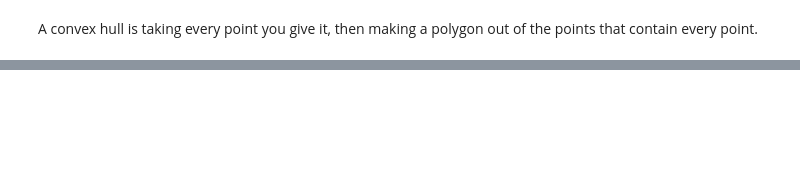
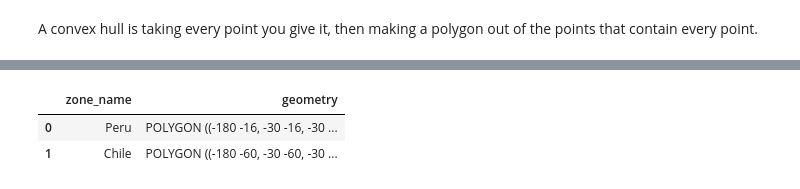
Before and after one commit to russellcha1/Geospatial-Assignment, a Jupyter notebook: Geospatial-assignment.ipynb, the cells around one changed output, grey strips where cells are left out. Drawn from its saved outputs; the diff is of its cells as text; code cells hidden in the pictures; blank space fills up the shorter version.

```diff
--- a/Geospatial-assignment.ipynb
+++ b/Geospatial-assignment.ipynb
@@ -148,0 +286,21 @@ A convex hull is taking every point you give it, then making a polygon out of th
+# %%
+# Build a Boundary Between Two Countries
+
+boundary_lat = -16
+
+north_wkt = f"POLYGON((-180 {boundary_lat}, -30 {boundary_lat}, -30 90, -180 {boundary_lat}))"
+south_wkt = f"POLYGON((-180 -60, -30 -60, -30 {boundary_lat}, -180 {boundary_lat}, -180 -60))"
+
+north_zone = gpd.GeoSeries.from_wkt([north_wkt])
+south_zone = gpd.GeoSeries.from_wkt([south_wkt])
+
+zones_gdf = gpd.GeoDataFrame({
+    "zone_name": ["Peru", "Chile"],
+    "geometry": [north_zone[0], south_zone[0]]
+})
+
+zones_gdf
+# %% [output]
+|  | zone_name | geometry |
+| 0 | Peru | POLYGON ((-180 -16, -30 -16, -30 ... |
+| 1 | Chile | POLYGON ((-180 -60, -30 -60, -30 ... |
```
Also changed, not shown: parts of 21 cells of this notebook.
